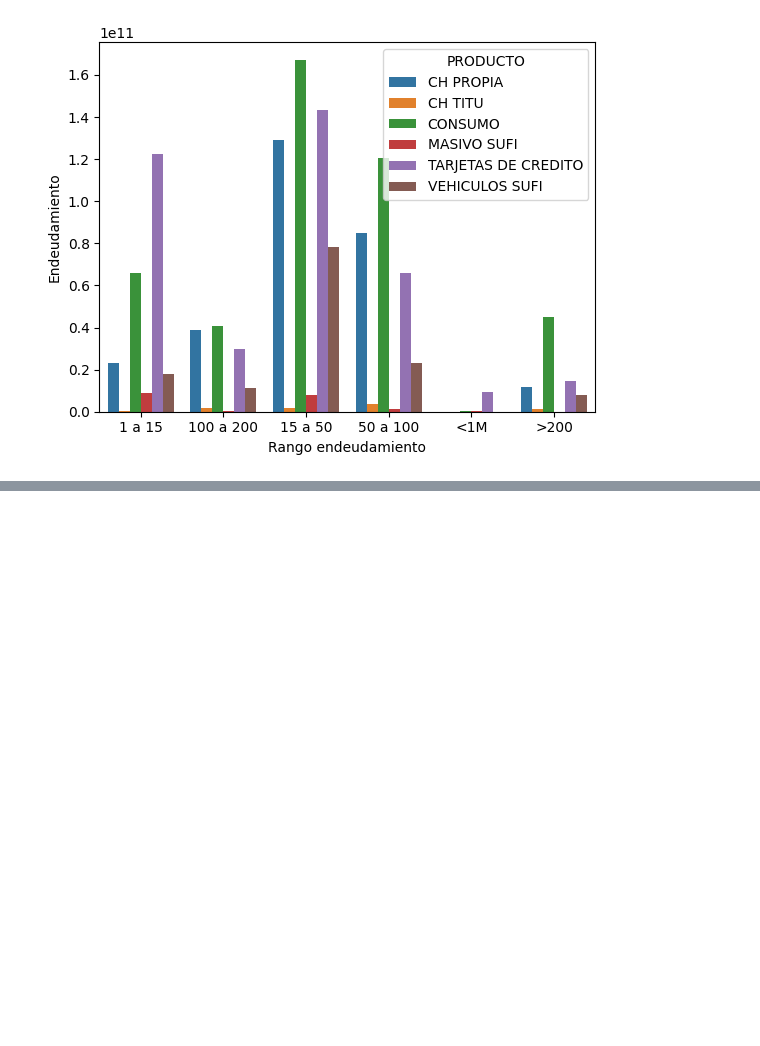
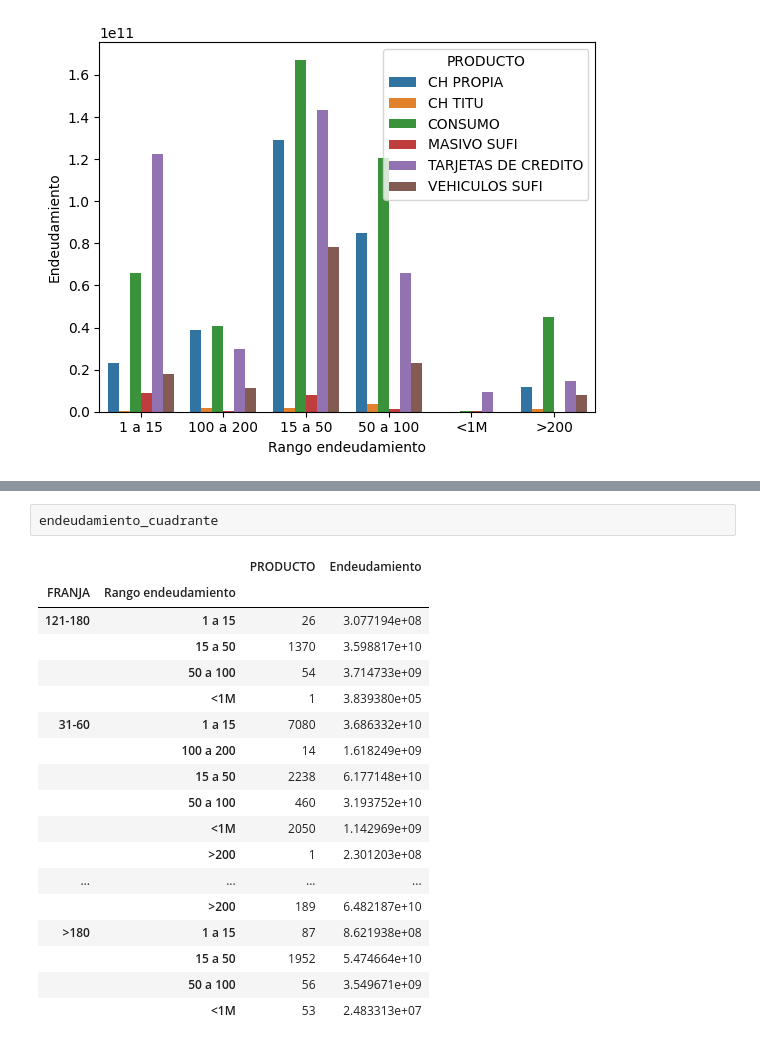
Before and after one commit to CarlosBaez11/RetoTecnologico-Eafit, a Jupyter notebook: analisis_final.ipynb, the cells around one changed output, grey strips where cells are left out. Cells and saved outputs as stored; diff of their text form; blank space fills up the shorter version.

```diff
--- a/analisis_final.ipynb
+++ b/analisis_final.ipynb
@@ -33,0 +84,21 @@ sns.barplot(endeudamiento_cuadrante, x="Rango endeudamiento", y="Endeudamiento",
+# %%
+endeudamiento_cuadrante
+# %% [output]
+|  |  | PRODUCTO | Endeudamiento |
+| FRANJA | Rango endeudamiento |  |  |
+| 121-180 | 1 a 15 | 26 | 3.077194e+08 |
+|  | 15 a 50 | 1370 | 3.598817e+10 |
+|  | 50 a 100 | 54 | 3.714733e+09 |
+|  | <1M | 1 | 3.839380e+05 |
+| 31-60 | 1 a 15 | 7080 | 3.686332e+10 |
+|  | 100 a 200 | 14 | 1.618249e+09 |
+|  | 15 a 50 | 2238 | 6.177148e+10 |
+|  | 50 a 100 | 460 | 3.193752e+10 |
+|  | <1M | 2050 | 1.142969e+09 |
+|  | >200 | 1 | 2.301203e+08 |
+| ... | ... | ... | ... |
+|  | >200 | 189 | 6.482187e+10 |
+| >180 | 1 a 15 | 87 | 8.621938e+08 |
+|  | 15 a 50 | 1952 | 5.474664e+10 |
+|  | 50 a 100 | 56 | 3.549671e+09 |
+|  | <1M | 53 | 2.483313e+07 |
```
Also changed, not shown: parts of 13 cells of this notebook, 1 other file.
